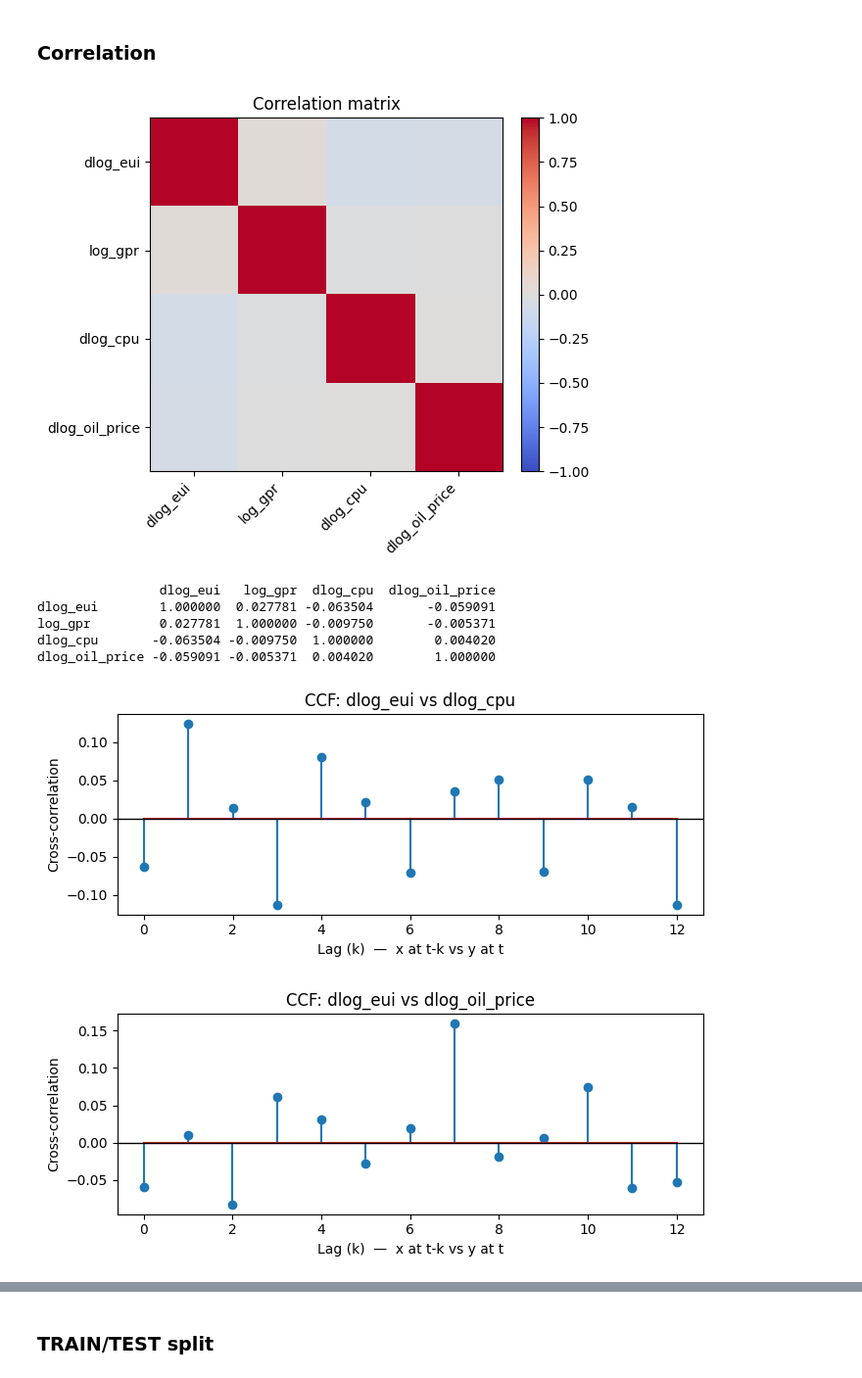
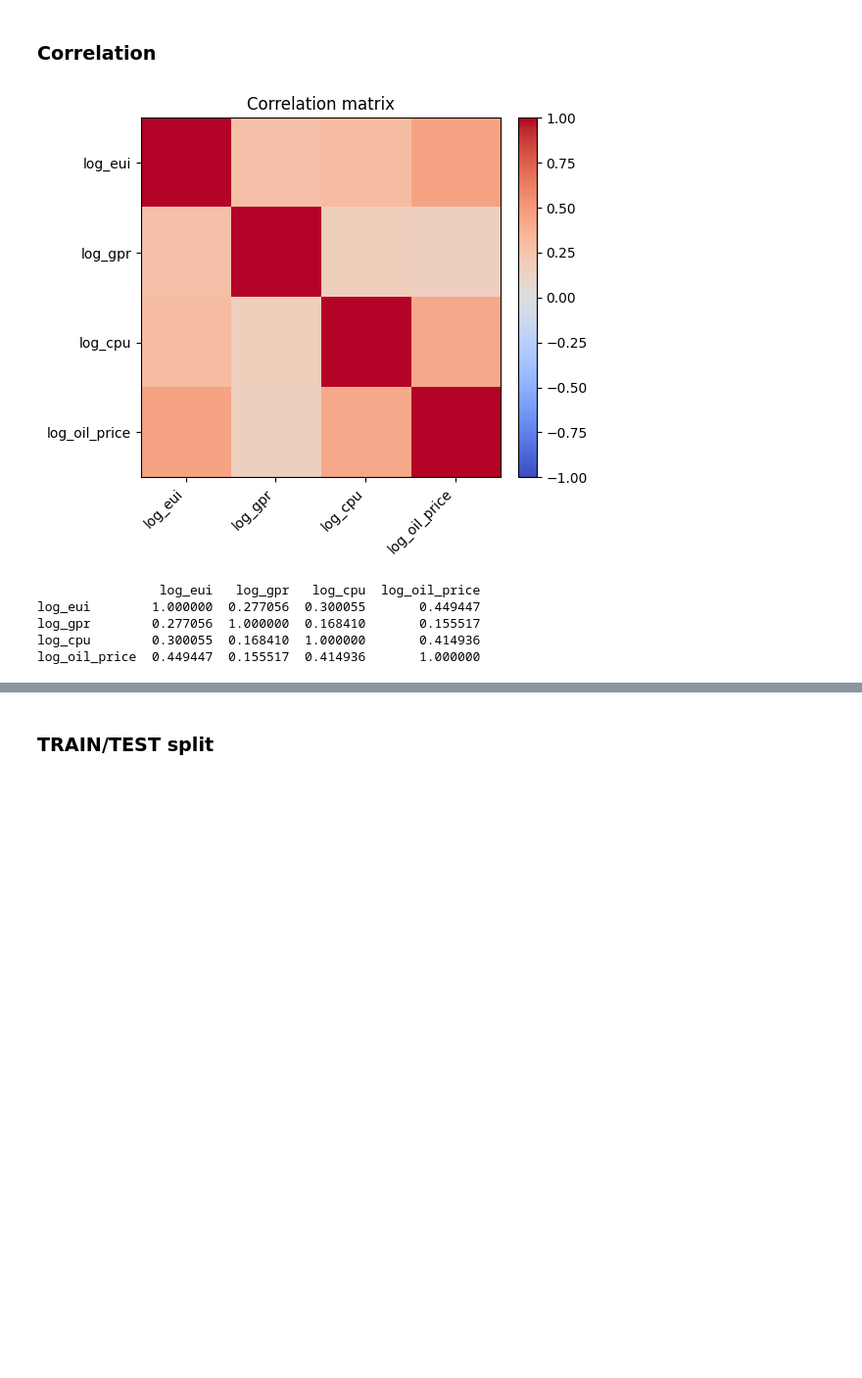
Before and after one commit to alessandro-macchi/bayesian_analysis, a Jupyter notebook: main_analysis.ipynb, the cells around one changed output, grey strips where cells are left out. Shown at 98% size. Saved outputs shown, nothing was run; the diff lists cells and outputs as text; code cells hidden in the pictures; blank space fills up the shorter version.

```diff
--- a/main_analysis.ipynb
+++ b/main_analysis.ipynb
@@ -54,7 +54,7 @@ artifacts = preprocess_all(
     train_ratio=0.8,
     save=False,
     save_path=None,
-    visualize_flags= {"variables": ("eui", "gpr", "cpu", "oil_price", "dlog_eui", "log_gpr", "dlog_cpu", "dlog_oil_price",), "lags": 36, "time_series": True, "acf": True, "pacf": True, "pacf_method": "ywm",},
+    visualize_flags= {"variables": ("eui", "gpr", "cpu", "oil_price", "log_eui", "log_gpr", "dlog_cpu", "dlog_oil_price",), "lags": 36, "time_series": True, "acf": True, "pacf": True, "pacf_method": "ywm",},
 )
 
 features_df = artifacts["features_df"]
@@ -93,25 +165,17 @@ dtype: int64
 # %% [markdown]
 ### Correlation
 # %%
-corr_vars = ["dlog_eui", "log_gpr", "dlog_cpu", "dlog_oil_price"]
+corr_vars = ["log_eui", "log_gpr", "log_cpu", "log_oil_price"]
 plot_corr_matrix(features_df, variables=corr_vars, date_col="date")
 
 corr_matrix = features_df[corr_vars].corr()
 print(corr_matrix)
 
-plot_ccf_with_target(
-    features_df,
-    target="dlog_eui",
-    predictors=["dlog_cpu", "dlog_oil_price", "log_gpr"],
-    date_col="date",
-    max_lag=12,
-)
+# plot_ccf_with_target(features_df, target="log_eui", predictors=["dlog_cpu", "dlog_oil_price", "log_gpr"], date_col="date", max_lag=12,)
 # %% [output]
-[figure, old version]
+[figure, new version]
-                dlog_eui   log_gpr  dlog_cpu  dlog_oil_price
-dlog_eui        1.000000  0.027781 -0.063504       -0.059091
-log_gpr         0.027781  1.000000 -0.009750       -0.005371
-dlog_cpu       -0.063504 -0.009750  1.000000        0.004020
-dlog_oil_price -0.059091 -0.005371  0.004020        1.000000
+                log_eui   log_gpr   log_cpu  log_oil_price
+log_eui        1.000000  0.277056  0.300055       0.449447
+log_gpr        0.277056  1.000000  0.168410       0.155517
+log_cpu        0.300055  0.168410  1.000000       0.414936
+log_oil_price  0.449447  0.155517  0.414936       1.000000
-[figure, removed]
-[figure, removed]
```
Also changed, not shown: parts of 14 cells of this notebook.
